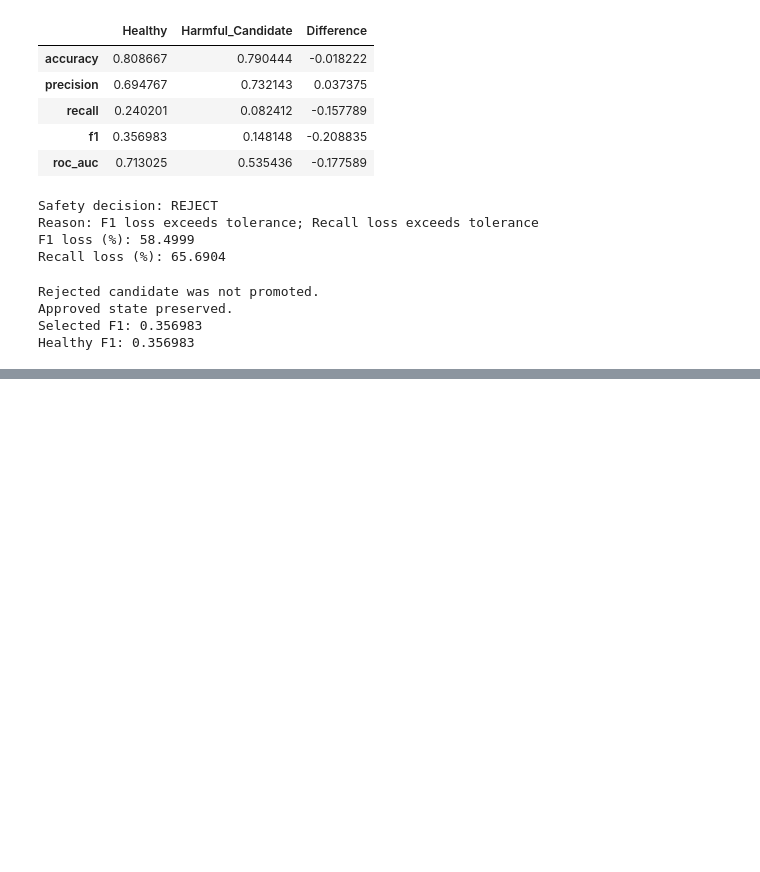
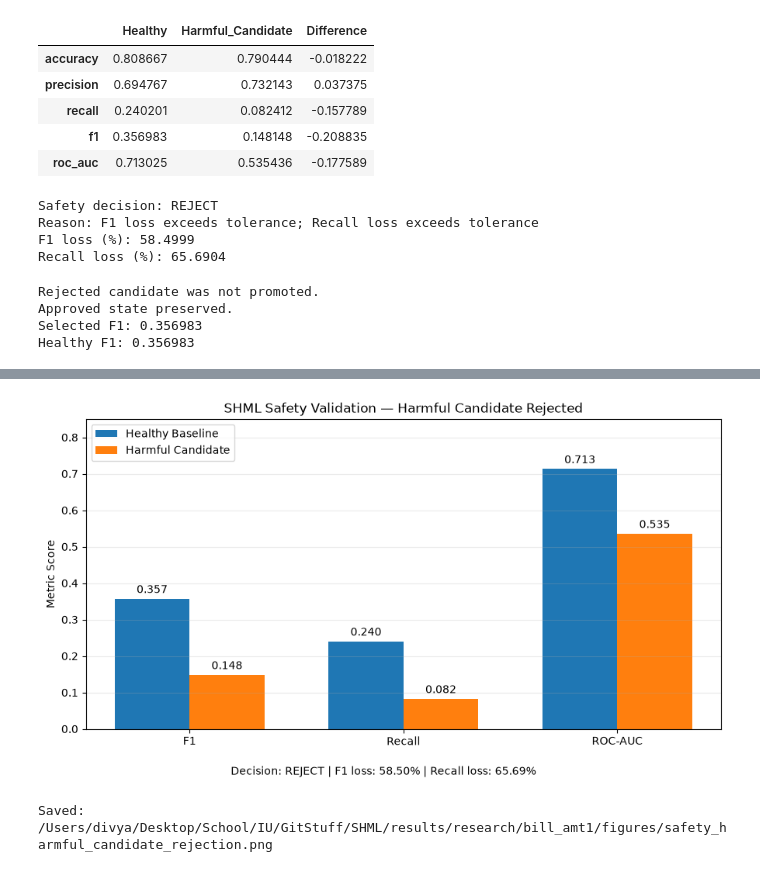
Before and after one commit to divyakapoor23/SHML, a Jupyter notebook: research/bill_amt1/02_recovery_experiments.ipynb, the cells around one changed output, grey strips where cells are left out. Drawn from its saved outputs; the diff is of its cells as text; code cells hidden in the pictures; blank space fills up the shorter version.

```diff
--- a/research/bill_amt1/02_recovery_experiments.ipynb
+++ b/research/bill_amt1/02_recovery_experiments.ipynb
@@ -1547,0 +1646,67 @@ Healthy F1: 0.356983
+# %%
+
+# Phase E — Figure: Safety Rejection Experiment
+
+import matplotlib.pyplot as plt
+import numpy as np
+
+metrics = ["f1", "recall", "roc_auc"]
+
+healthy = [healthy_metrics[m] for m in metrics]
+harmful = [harmful_metrics[m] for m in metrics]
+
+x = np.arange(len(metrics))
+width = 0.35
+
+fig, ax = plt.subplots(figsize=(9, 5))
+
+bars1 = ax.bar(
+    x - width / 2,
+    healthy,
+    width,
+    label="Healthy Baseline"
+)
+
+bars2 = ax.bar(
+    x + width / 2,
+    harmful,
+    width,
+    label="Harmful Candidate"
+)
+
+ax.bar_label(bars1, fmt="%.3f", padding=3)
+ax.bar_label(bars2, fmt="%.3f", padding=3)
+
+ax.set_xticks(x)
+ax.set_xticklabels(["F1", "Recall", "ROC-AUC"])
+ax.set_ylabel("Metric Score")
+ax.set_ylim(0, 0.85)
+
+ax.set_title(
+    "SHML Safety Validation — Harmful Candidate Rejected"
+)
+
+ax.legend()
+ax.grid(axis="y", alpha=0.25)
+
+fig.text(
+    0.5,
+    0.01,
+    "Decision: REJECT | F1 loss: 58.50% | Recall loss: 65.69%",
+    ha="center",
+    fontsize=10
+)
+
+plt.tight_layout(rect=[0, 0.05, 1, 1])
+
+save_path = (
+    FIGURES_DIR / "safety_harmful_candidate_rejection.png"
+)
+
+plt.savefig(save_path, dpi=300, bbox_inches="tight")
+plt.show()
+
+print("Saved:", save_path)
+# %% [output]
+[figure, added]
+Saved: /Users/divya/Desktop/School/IU/GitStuff/SHML/results/research/bill_amt1/figures/safety_harmful_candidate_rejection.png
```
Also changed, not shown: parts of 1 cell of this notebook, 2 other files.
